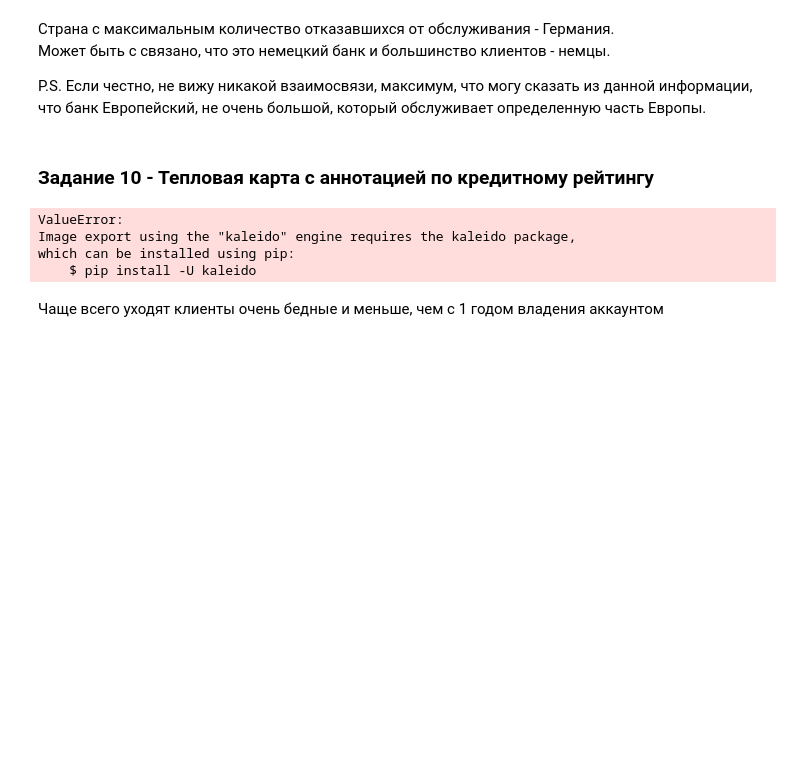
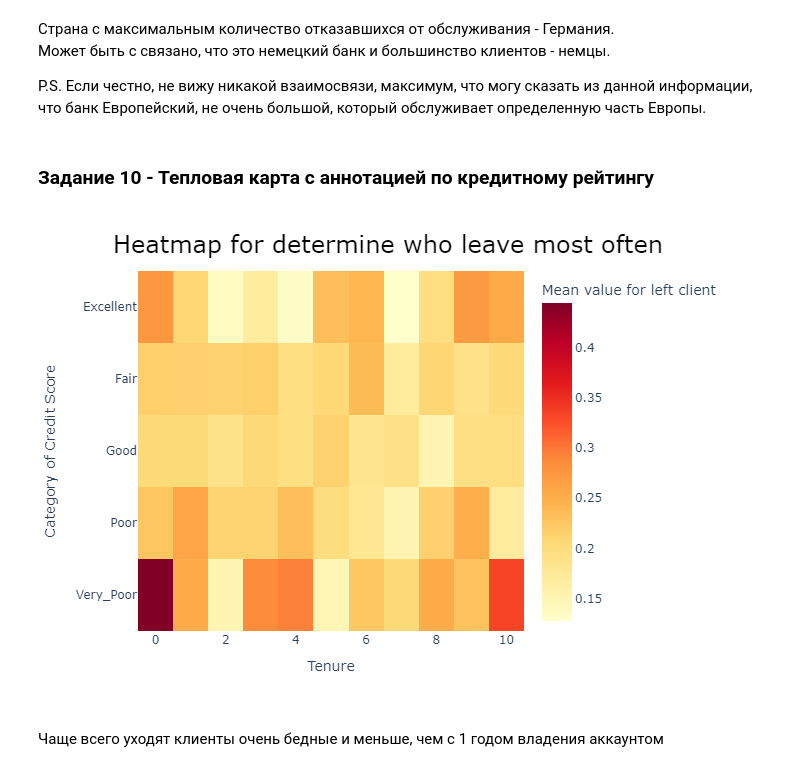
Before and after one commit to marioitti1/sf_data_science, a Jupyter notebook: Homework/Visualization.ipynb, the cells around one changed output. Saved outputs shown, nothing was run; the diff lists cells and outputs as text; code cells hidden in the pictures; blank space fills up the shorter version.

```diff
--- a/Homework/Visualization.ipynb
+++ b/Homework/Visualization.ipynb
@@ -241,39 +241,35 @@ pivot_table = churn_data.pivot_table(
     aggfunc='mean'
 )
 
 # Plotting Heatmap
 heatmap = px.imshow(
     pivot_table,
     color_continuous_scale="ylorrd",
 )
 
 # Update the setting for Heatmap
 heatmap.update_layout(
     title={
         'text': "Heatmap for determine who leave most often",
         'y': 0.95,
         'x': 0.5,
         'xanchor': 'center',
         'yanchor': 'top',
         'font': {
             'size': 24,
             'color': 'black'
         }
     },
     yaxis_title='Category of Credit Score',
     coloraxis_colorbar=dict(
         title='Mean value for left client'
     )
 )
-
-heatmap.write_image("heatmap.png")
+heatmap.write_image("Images/heatmap.png")
 
 # Вставка изображения в ноутбук
-Image("heatmap.png")
+Image("Images/heatmap.png")
 # %% [output]
-ValueError:
-Image export using the "kaleido" engine requires the kaleido package,
-which can be installed using pip:
-    $ pip install -U kaleido
+[figure, added]
 # %% [markdown]
 Чаще всего уходят клиенты очень бедные и меньше, чем с 1 годом владения аккаунтом
```
Also changed, not shown: parts of 1 cell of this notebook.
